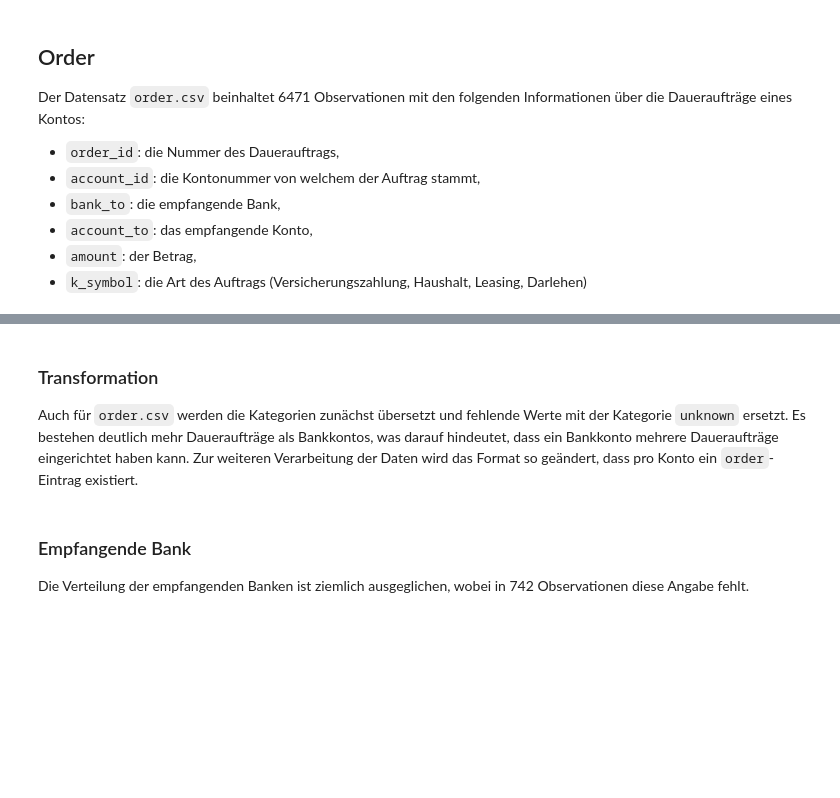
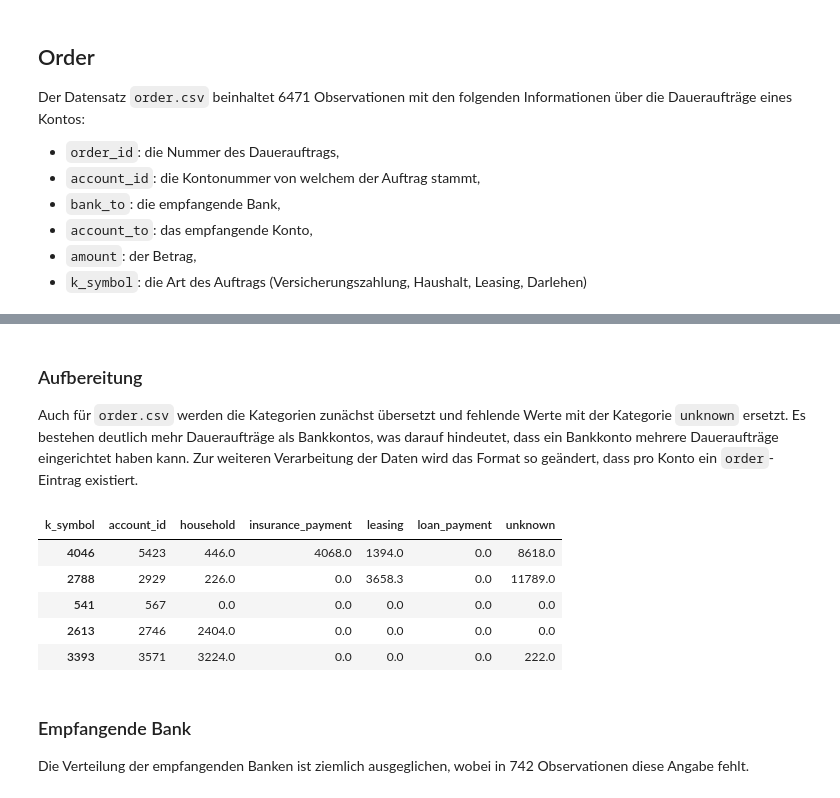
Before and after one commit to etiiiR/fhnw_aml, a Jupyter notebook: AML_MC.ipynb, the cells around one changed output, grey strips where cells are left out. Drawn from its saved outputs; the diff is of its cells as text; code cells hidden in the pictures; blank space fills up the shorter version.

```diff
--- a/AML_MC.ipynb
+++ b/AML_MC.ipynb
@@ -617,5 +847,5 @@ print("Anzahl duplizierter Einträge:", order.duplicated().sum())
 # %% [markdown]
-### Transformation
+### Aufbereitung
 Auch für `order.csv` werden die Kategorien zunächst übersetzt und fehlende Werte mit der Kategorie `unknown` ersetzt. Es bestehen deutlich mehr Daueraufträge als Bankkontos, was darauf hindeutet, dass ein Bankkonto mehrere Daueraufträge eingerichtet haben kann. Zur weiteren Verarbeitung der Daten wird das Format so geändert, dass pro Konto ein `order`-Eintrag existiert.
 # %%
 # Kategorien übersetzen und fehlende Werte mit "unknown" füllen
@@ -636,24 +866,29 @@ order["k_symbol"] = order["k_symbol"].astype("category")
 # %%
 # Merge with 'account_id_df' to ensure all accounts are represented
 order = pd.merge(account[["account_id"]], order, on="account_id", how="left")
 
 # After merging, fill missing values that may have been introduced
 order["k_symbol"] = order["k_symbol"].fillna("unknown")
 order["amount"] = order["amount"].fillna(0)
 order["has_order"] = ~order.isna().any(axis=1)
 
 orders_pivot = order.pivot_table(
     index="account_id", columns="k_symbol", values="amount", aggfunc="sum", observed=False
 )
 
 # Add prefix to column names
 orders_pivot.columns = orders_pivot.columns
 
 orders_pivot = orders_pivot.reset_index()
-# Assuming data_frames is a dictionary for storing DataFrames
-data_frames["order.csv"] = orders_pivot
 
 # NaN to 0
-data_frames["order.csv"] = data_frames["order.csv"].fillna(0)
+orders_pivot = orders_pivot.fillna(0)
 # Sample 5 random rows from the merged DataFrame
-data_frames["order.csv"].sample(n=5)
+orders_pivot.sample(n=5)
+# %% [output]
+| k_symbol | account_id | household | insurance_payment | leasing | loan_payment | unknown |
+| 4046 | 5423 | 446.0 | 4068.0 | 1394.0 | 0.0 | 8618.0 |
+| 2788 | 2929 | 226.0 | 0.0 | 3658.3 | 0.0 | 11789.0 |
+| 541 | 567 | 0.0 | 0.0 | 0.0 | 0.0 | 0.0 |
+| 2613 | 2746 | 2404.0 | 0.0 | 0.0 | 0.0 | 0.0 |
+| 3393 | 3571 | 3224.0 | 0.0 | 0.0 | 0.0 | 222.0 |
```
Also changed, not shown: parts of 99 cells of this notebook, 3 other files.
